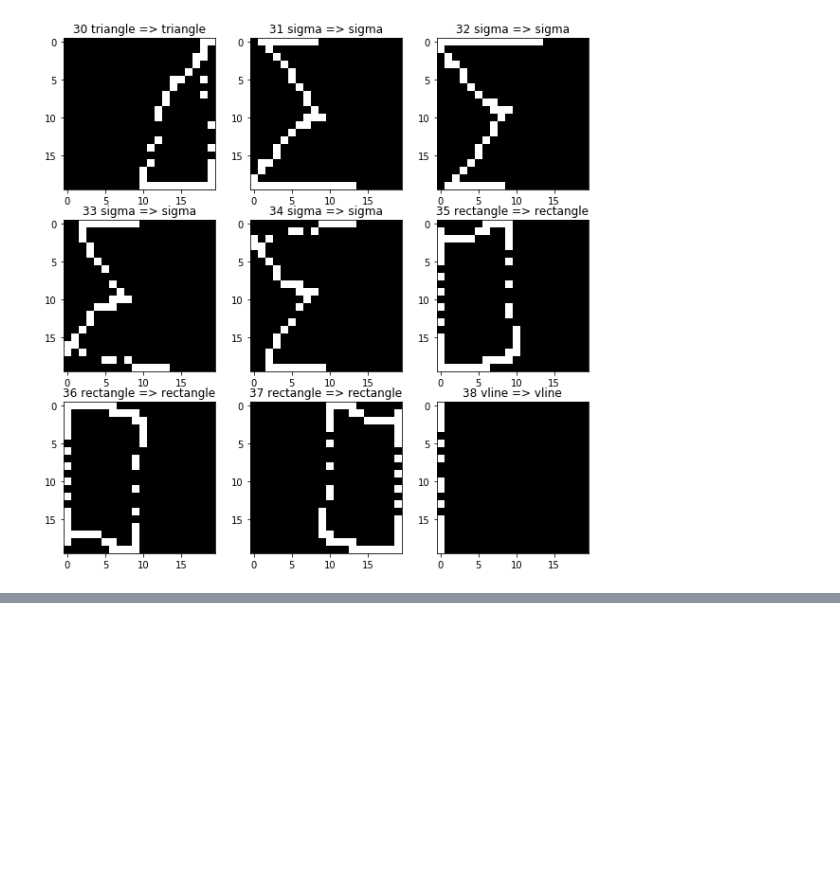
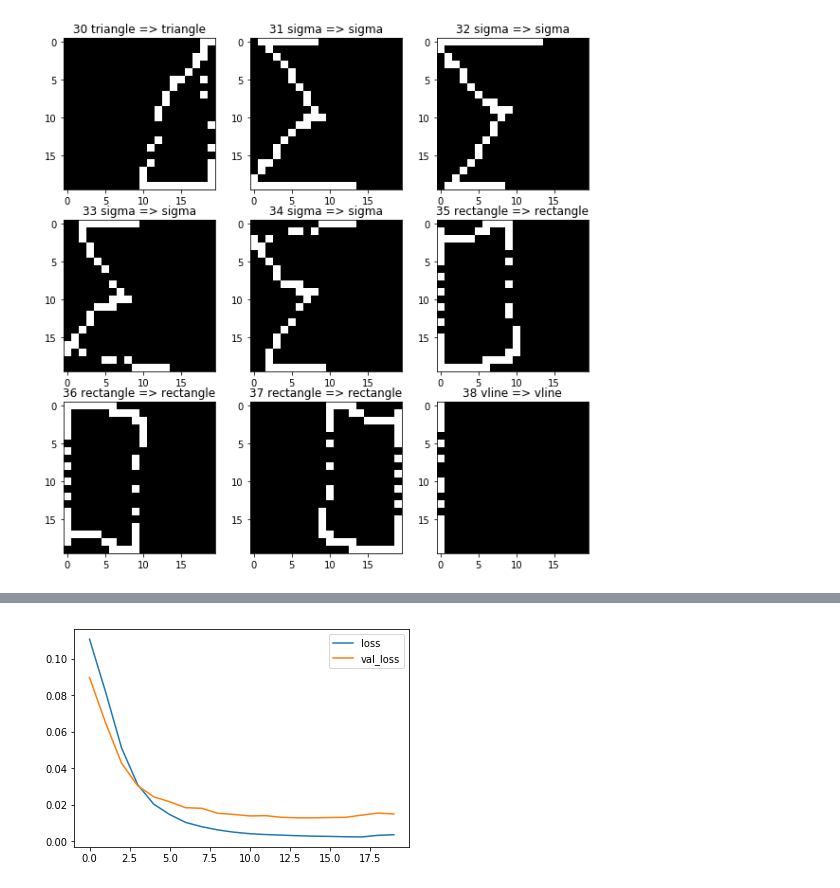
Before and after one commit to gvtech/whiteboard, a Jupyter notebook: train_recognition_model.ipynb, the cells around one changed output, grey strips where cells are left out. Cells and saved outputs as stored; diff of their text form; code cells hidden in the pictures; blank space fills up the shorter version.

```diff
--- a/train_recognition_model.ipynb
+++ b/train_recognition_model.ipynb
@@ -256,0 +375,10 @@ show_plot(indices)
+# %%
+inputs=Input(shape=(img_size,img_size,1))
+x=Conv2D(32, kernel_size=kernel_size,activation='relu')(inputs)
+x=Conv2D(16, kernel_size=kernel_size,activation='relu')(x)
+shapes=int_shape(x)
+x=Flatten()(x)
+latent=Dense(latent_size)(x)
+
+encoder=Model(inputs,latent,name="encoder")
+encoder.summary()
@@ -256,0 +404,10 @@ show_plot(indices)
+# %%
+latent_input=Input(shape=(latent_size, ))
+
+x=Dense(np.prod(shapes[1:]),input_shape=(latent_size,))(latent_input)
+x=Reshape(((shapes[1:])))(x)
+x=Conv2DTranspose(16, kernel_size=kernel_size,activation='relu')(x)
+x=Conv2DTranspose(32, kernel_size=kernel_size,activation='relu')(x)
+output=Conv2DTranspose(1, kernel_size=kernel_size,padding="same",activation='sigmoid')(x)
+decoder=Model(latent_input,output,name="decoder")
+decoder.summary()
@@ -256,0 +435,3 @@ show_plot(indices)
+# %%
+autoencoder=Model(inputs,decoder(encoder(inputs)),name="autoencoder")
+autoencoder.summary()
@@ -256,0 +453,6 @@ show_plot(indices)
+# %%
+autoencoder.compile(loss="mse",
+              optimizer=Adam(lr=0.0005),
+              metrics=['accuracy'])
+history=autoencoder.fit(Xenc_train, yenc_train, batch_size=10, epochs=20,verbose=1,
+                  validation_data=(Xenc_test,yenc_test))
@@ -256,0 +477,8 @@ show_plot(indices)
+# %%
+def show_history(mettype):
+    for metric in (mettype,"val_"+mettype):
+        plt.plot(history.history[metric],label=metric)
+    _=plt.legend()
+show_history("loss")
+# %% [output]
+[figure, added]
```
Also changed, not shown: parts of 24 cells of this notebook, 9 other files.
